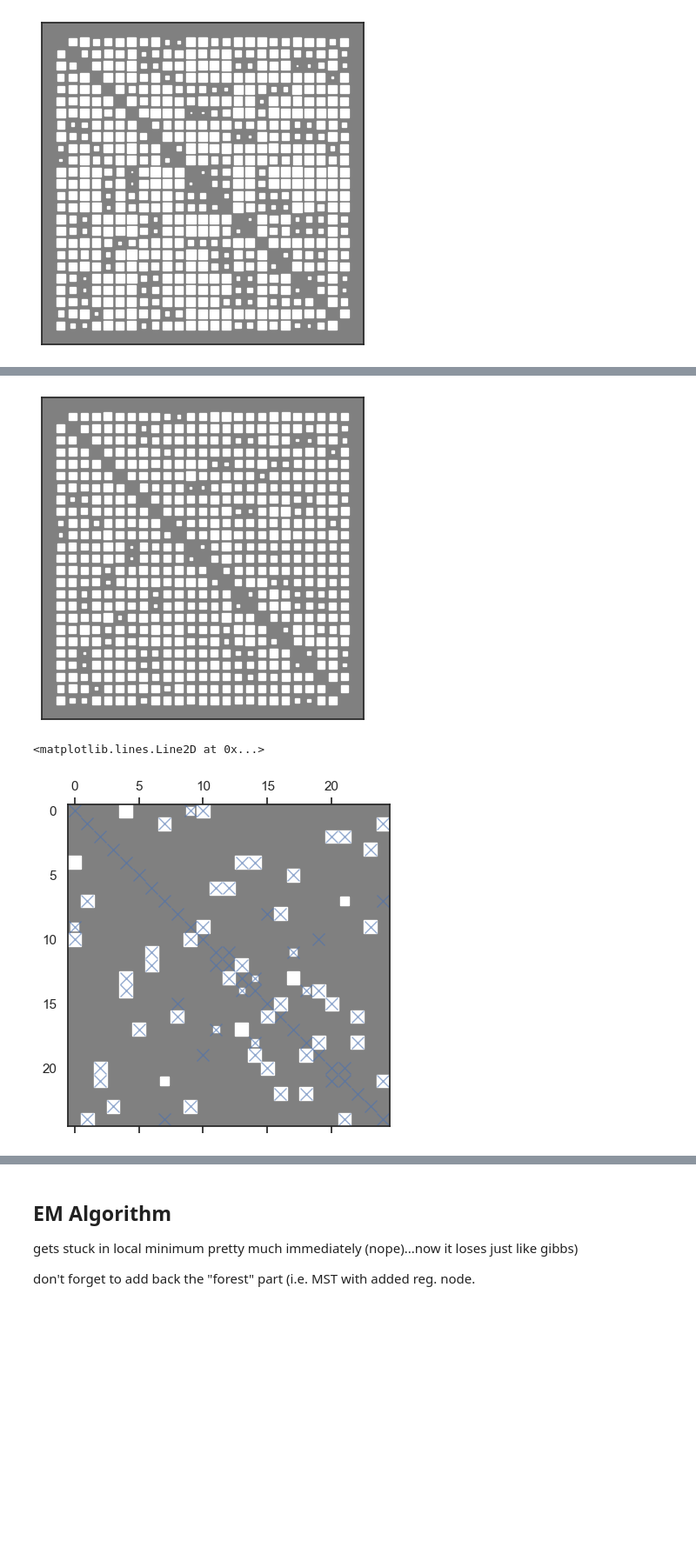
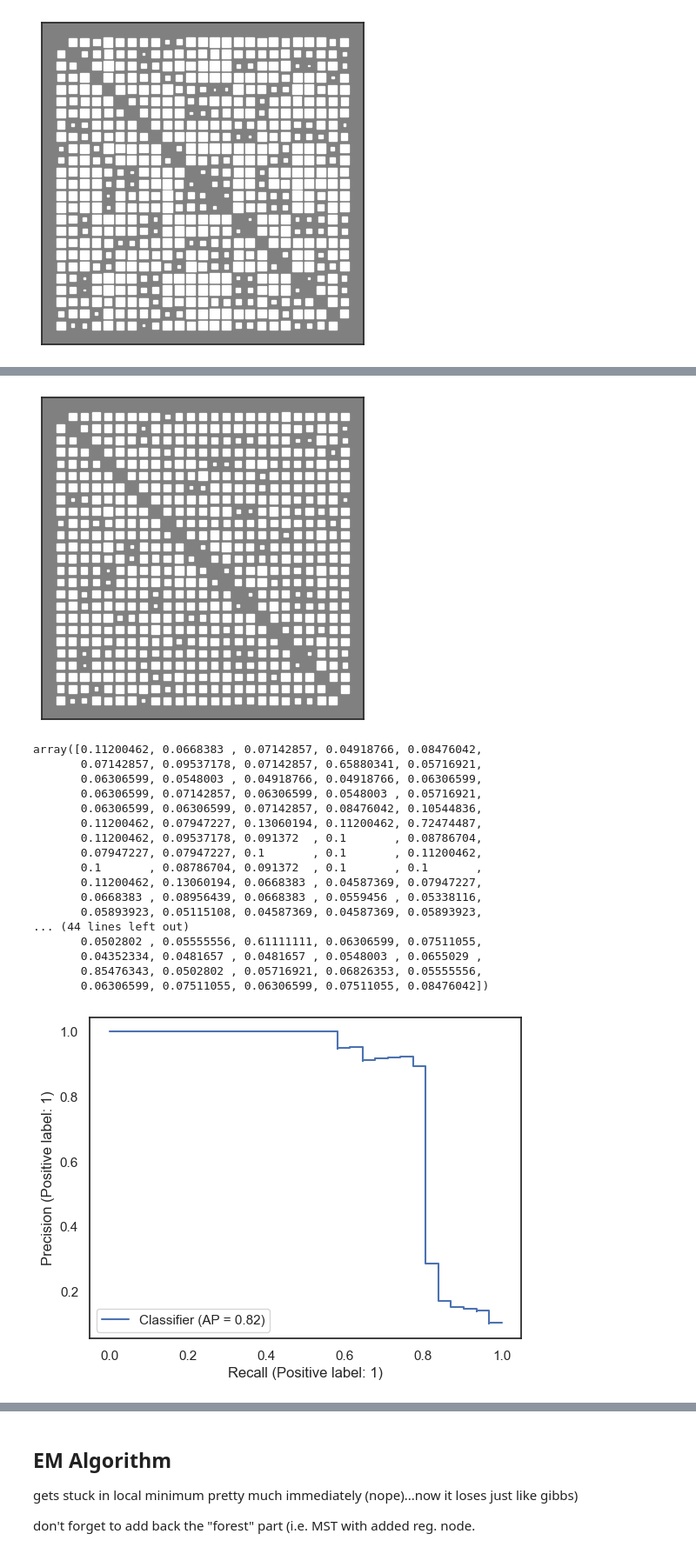
Before and after one commit to usnistgov/affinis, a Jupyter notebook: docs/regularized-laplacian.ipynb, the cells around one changed output, grey strips where cells are left out. Shown at 87% size. Saved outputs shown, nothing was run; the diff lists cells and outputs as text; code cells hidden in the pictures; blank space fills up the shorter version.

```diff
--- a/docs/regularized-laplacian.ipynb
+++ b/docs/regularized-laplacian.ipynb
@@ -168,7 +142,7 @@ plt.xscale('log')
 # %% [markdown]
 ## Structure Recovery
 # %%
-true = squareform(np.diag(np.diag(L))-L)  # True Adjacency
+true = _squareform(np.diag(np.diag(L))-L)  # True Adjacency
 pre,rec,thr = zip(*map(partial(precision_recall_curve, true), ys))
 
 color = plt.cm.magma(np.linspace(0,1,x.shape[0]))
@@ -440,37 +320,55 @@ hinton(ochiai(np.abs(B_papers).values))
 # %%
-from affinis.utils import sparse_adj_to_incidence
-from scipy import sparse as sprs
+# from affinis.utils import sparse_adj_to_incidence
 
-def norm_B(B):
-    invdeg = 1./np.sqrt(np.abs(B).sum(axis=0))
-    return B@np.diag(np.nan_to_num(invdeg, nan=0.))
+# def norm_B(B):
+#     invdeg = 1./np._sqrt(np.abs(B).sum(axis=0))
+#     return B@np.diag(np.nan_to_num(invdeg, nan=0.))
 
-def norm_diag(L):
-    return (Dinv:=np.diag(np.sqrt(1/np.diag(L))))@L@Dinv
+# def norm_diag(L):
+#     return (Dinv:=np.diag(np._sqrt(1/np.diag(L))))@L@Dinv
 
 def get_mask(e_pmf,idx):
-    return coo_array(squareform(e_pmf)*np.multiply.outer(idx,idx))
+    return coo_array(_sq(e_pmf)*np.multiply.outer(idx,idx))
 
 Xdf = papers.assign(root=1)
 # est_dists = approx_dists(Xdf.values)
-MI_df = MI_binary(X, pseudocts=0.2)
+MI_df = mutual_information(X, pseudocts=0.2)
 # est_dists = np.nan_to_num(MI_df, nan=np.nanquantile(MI_df, 0.5))
-est_dists = -np.log(norm_diag(MI_df))
+est_dists = -np.log(_norm_diag(MI_df))
 hinton(est_dists)
 # 1-np.log(est_dists)
 # %% [output]
-[figure, old version]
+[figure, new version]
 # %%
 B_obs = sprs.vstack([
     (sparse_adj_to_incidence(minimum_spanning_tree(
-        get_mask(sq(est_dists),i)
+        get_mask(_sq(est_dists),i)
     ))) for i in papers.values
 ])
 
-add_pmf = np.nan_to_num(sq(np.abs(B_obs.T@B_obs).todense()/(X.T@X)))
+add_pmf = np.nan_to_num(_sq((np.abs(B_obs.T@B_obs).todense()+0.5)/(X.T@X+1.)))
 # smooth_pmf = (add_pmf+np.where(add_pmf==0., 1, add_pmf))/(add_pmf.sum())
-hinton(squareform(add_pmf))
-plt.spy(L, marker='x', alpha=0.6)
+# smooth_pmf = (lambda odds: odds/(odds+1))(add_pmf/(1-add_pmf) +0.5)
+# hinton(_sq(add_pmf))
+# plt.spy(L, marker='x', alpha=0.6)
+smooth_pmf = (np.abs(B_obs.T@B_obs).todense()+0.5)/(1+np.sqrt(_outer(np.multiply, X.sum(axis=0))))
+PrecisionRecallDisplay.from_predictions(true,smooth_pmf)
 # %% [output]
-<matplotlib.lines.Line2D at 0x...>
+array([0.11200462, 0.0668383 , 0.07142857, 0.04918766, 0.08476042,
+       0.07142857, 0.09537178, 0.07142857, 0.65880341, 0.05716921,
+       0.06306599, 0.0548003 , 0.04918766, 0.04918766, 0.06306599,
+       0.06306599, 0.07142857, 0.06306599, 0.0548003 , 0.05716921,
+       0.06306599, 0.06306599, 0.07142857, 0.08476042, 0.10544836,
+       0.11200462, 0.07947227, 0.13060194, 0.11200462, 0.72474487,
+       0.11200462, 0.09537178, 0.091372  , 0.1       , 0.08786704,
+       0.07947227, 0.07947227, 0.1       , 0.1       , 0.11200462,
+       0.1       , 0.08786704, 0.091372  , 0.1       , 0.1       ,
+       0.11200462, 0.13060194, 0.0668383 , 0.04587369, 0.07947227,
+       0.0668383 , 0.08956439, 0.0668383 , 0.0559456 , 0.05338116,
+       0.05893923, 0.05115108, 0.04587369, 0.04587369, 0.05893923,
+... (44 lines left out)
+       0.0502802 , 0.05555556, 0.61111111, 0.06306599, 0.07511055,
+       0.04352334, 0.0481657 , 0.0481657 , 0.0548003 , 0.0655029 ,
+       0.85476343, 0.0502802 , 0.05716921, 0.06826353, 0.05555556,
+       0.06306599, 0.07511055, 0.06306599, 0.07511055, 0.08476042])
-[figure, old version]
+[figure, new version]
```
Also changed, not shown: parts of 42 cells of this notebook, 5 other files.
